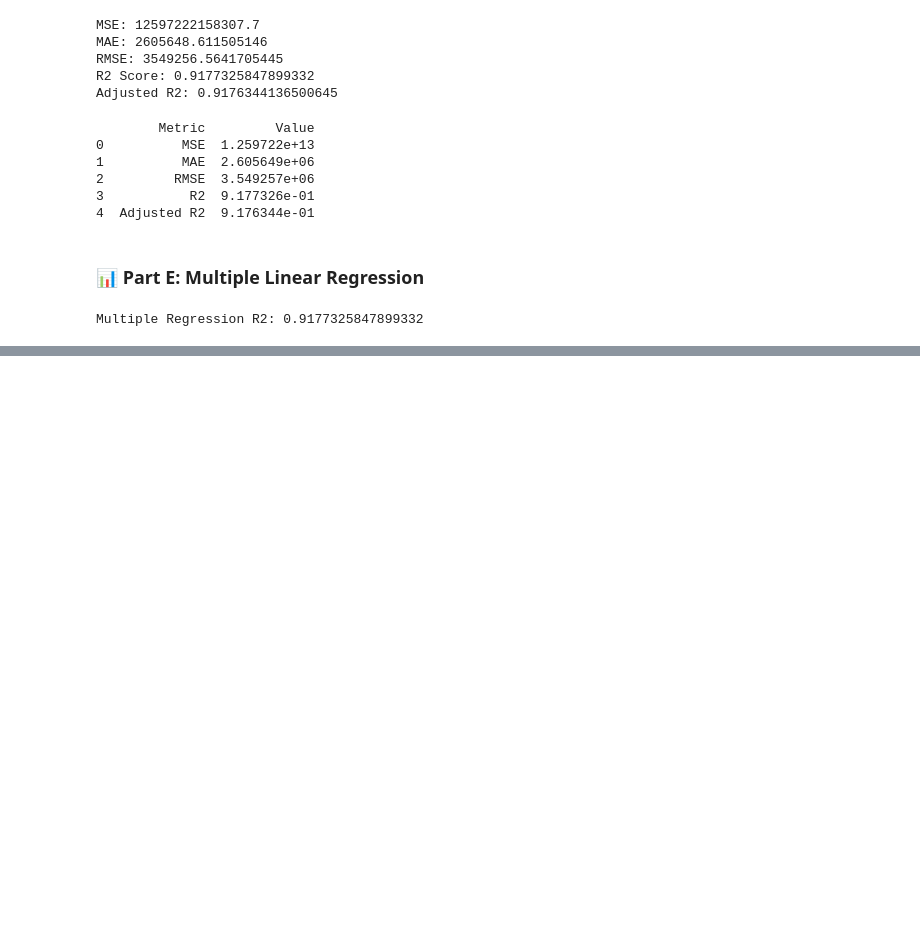
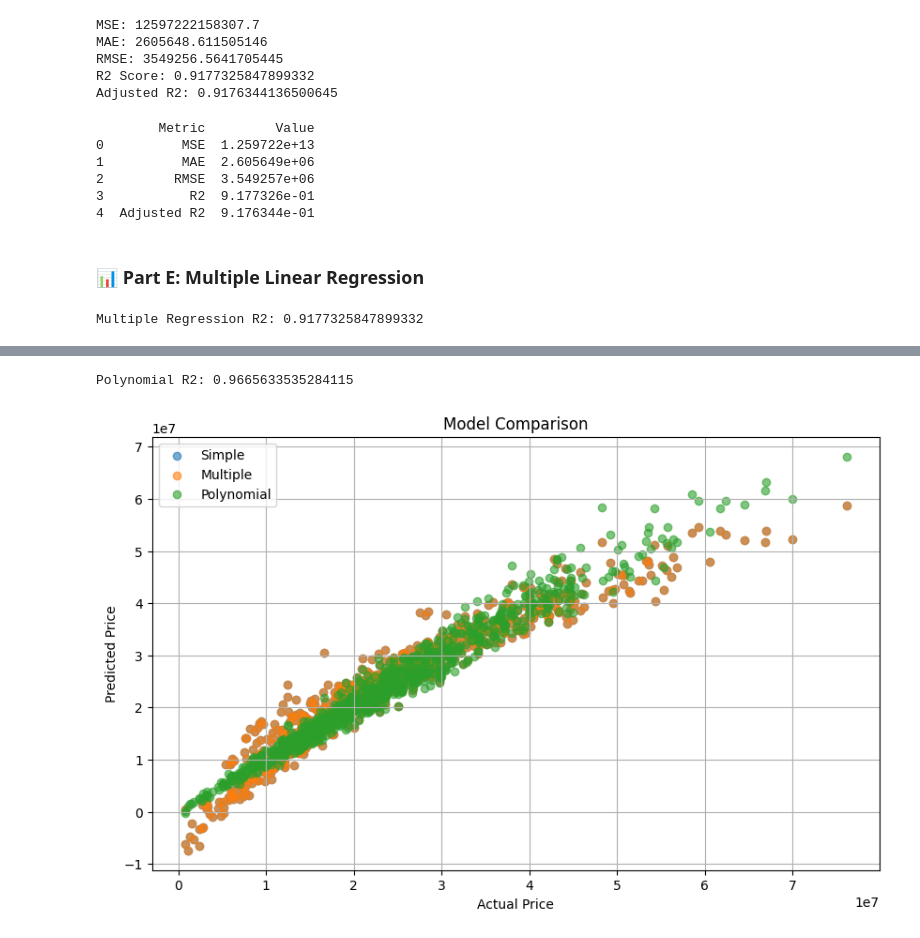
Before and after one commit to dishalukhi123/Supervised-Learning, a Jupyter notebook: PR 1/house_price.ipynb, the cells around one changed output, grey strips where cells are left out. Saved outputs shown, nothing was run; the diff lists cells and outputs as text; code cells hidden in the pictures; blank space fills up the shorter version.

```diff
--- a/PR 1/house_price.ipynb
+++ b/PR 1/house_price.ipynb
@@ -157,3 +167,7 @@ plt.grid(True)
 plt.show()
 # %% [output]
 [figure]
+# %%
+X = df.drop("house_price_inr", axis=1)
+
+y = df["house_price_inr"]
@@ -159,0 +246,10 @@ plt.show()
+# %%
+X_train, X_test, y_train, y_test = train_test_split(
+    X,
+    y,
+    test_size=0.2,
+    random_state=42
+)
+
+print("Training Data Shape:", X_train.shape)
+print("Testing Data Shape:", X_test.shape)
@@ -232,0 +371,11 @@ Multiple Regression R2: 0.9177325847899332
+# %%
+poly = PolynomialFeatures(degree=2)
+
+X_poly = poly.fit_transform(X_train)
+
+model_poly = LinearRegression()
+model_poly.fit(X_poly, y_train)
+
+# Prediction
+X_test_poly = poly.transform(X_test)
+y_pred_poly = model_poly.predict(X_test_poly)
@@ -232,0 +417,20 @@ Multiple Regression R2: 0.9177325847899332
+# %%
+print("Polynomial R2:", r2_score(y_test, y_pred_poly))
+# %% [output]
+Polynomial R2: 0.9665633535284115
+# %%
+plt.figure(figsize=(10,6))
+
+plt.scatter(y_test, y_pred, label="Simple", alpha=0.6)
+plt.scatter(y_test, y_pred_multi, label="Multiple", alpha=0.6)
+plt.scatter(y_test, y_pred_poly, label="Polynomial", alpha=0.6)
+
+plt.xlabel("Actual Price")
+plt.ylabel("Predicted Price")
+plt.title("Model Comparison")
+
+plt.legend()
+plt.grid(True)
+plt.show()
+# %% [output]
+[figure, added]
```
Also changed, not shown: parts of 20 cells of this notebook, 6 other files.
